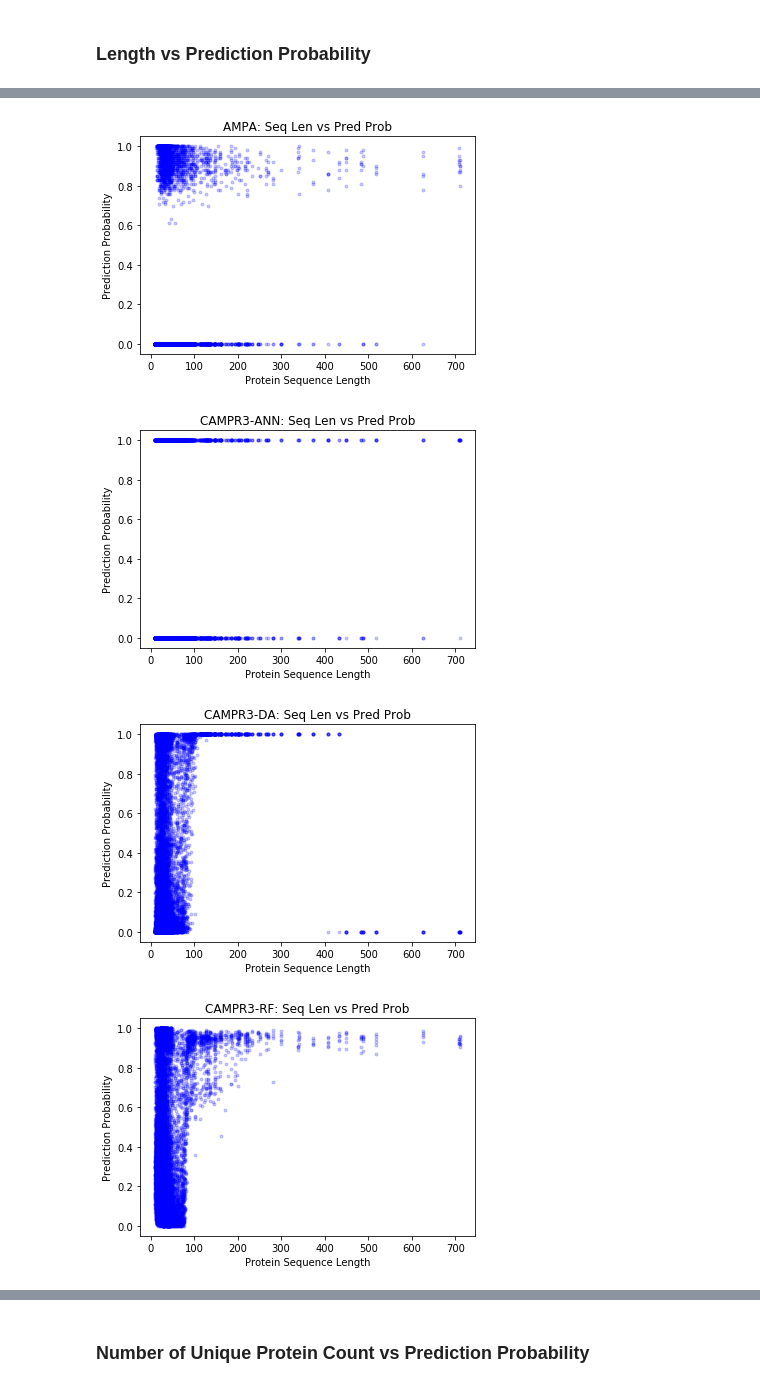
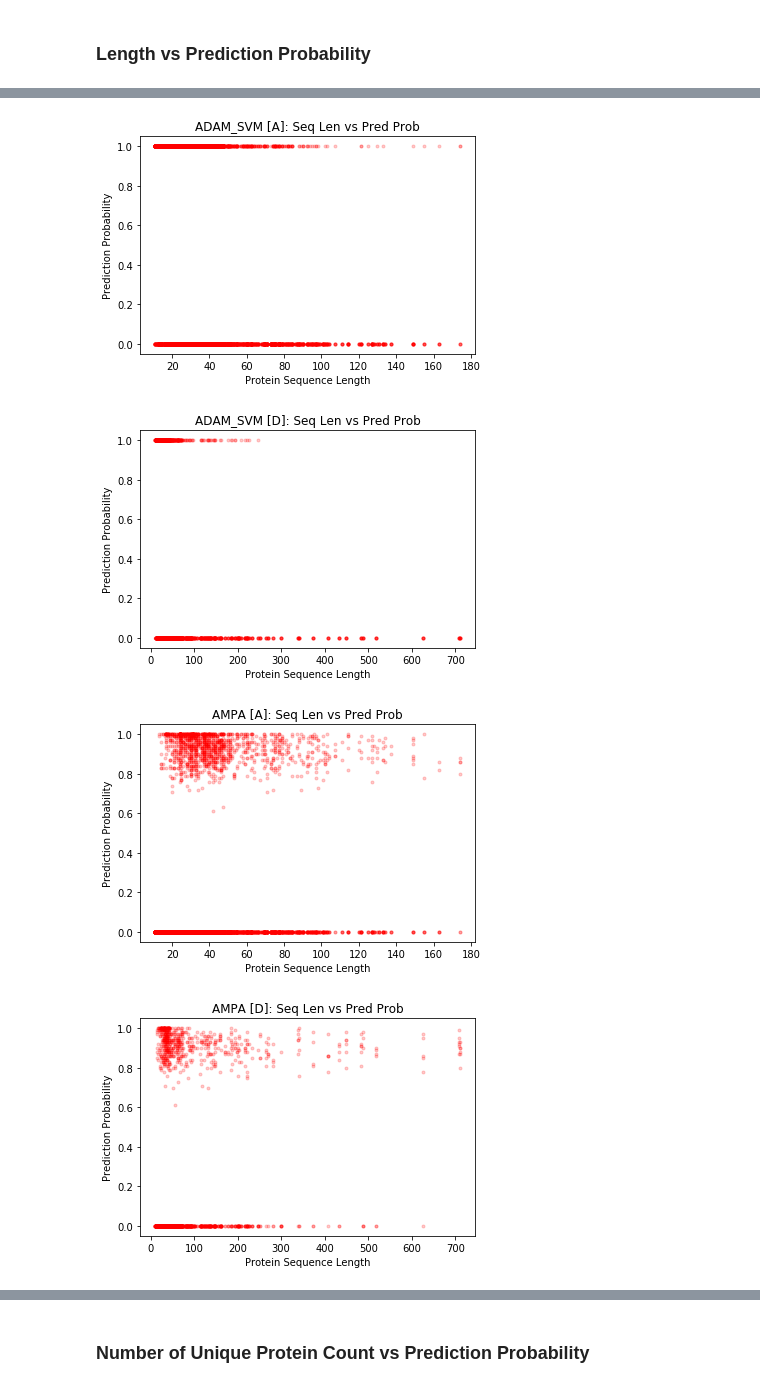
Before and after one commit to yutarochan/AMP_Benchmark, a Jupyter notebook: notebooks/Model Evaluation.ipynb, the cells around one changed output, grey strips where cells are left out. Saved outputs shown, nothing was run; the diff lists cells and outputs as text; code cells hidden in the pictures.

```diff
--- a/notebooks/Model Evaluation.ipynb
+++ b/notebooks/Model Evaluation.ipynb
@@ -16,7 +21,7 @@ from sklearn.metrics import confusion_matrix, classification_report, roc_auc_sco
 # Application Hyperparameters
 DATA_ROOT = '../data/out/data.fasta.txt/'
 SERVERS = ['ADAM_HMM', 'ADAM_SVM', 'AMPA', 'CAMPR3-ANN', 'CAMPR3-DA', 'CAMPR3-RF', 'CAMPR3-SVM']
-DATA_DIR = DATA_ROOT + 'CAMPR3-SVM.csv'
+DATASET = ['A', 'D'] # A for AMP3 and D for DAMPD
 # %% [markdown]
 ## Load Dataset
 # %%
@@ -108,5 +134,6 @@ weighted avg       0.89      0.81      0.83     13540
 #### Total ROC/AUC Score
 # %%
 for s in SERVERS:
-    print(s + ' SCORE:\t'+str(roc_auc_score(data[s]['AMPLabel'], data[s]['PredScore'])))
+    for d in DATASET:
+        print(s + ' ['+d+']' + ' SCORE:\t'+str(roc_auc_score(data[s][d]['AMPLabel'], data[s][d]['PredScore'])))
 # %% [output]
@@ -120,17 +154,16 @@ CAMPR3-SVM SCORE:       0.8968369767978439
 # %%
 # Plot ROC/AUC
+def plot_roc(name, d):
+    plt.title(name + ' ROC')
+    for s in SERVERS:
+        fpr, tpr, threshold = roc_curve(data[s][d]['AMPLabel'], data[s][d]['PredScore'])
+        roc_auc = auc(fpr, tpr)
+        plt.plot(fpr, tpr, label = s + ': %0.2f' % roc_auc)
 
-plt.title('AMP Model ROC')
-
-for s in SERVERS:
-    fpr, tpr, threshold = roc_curve(data[s]['AMPLabel'], data[s]['PredScore'])
-    roc_auc = auc(fpr, tpr)
-    plt.plot(fpr, tpr, label = s + ': %0.2f' % roc_auc)
-
-plt.legend(loc = 'lower right')
-plt.plot([0, 1], [0, 1],'r--')
-plt.xlim([0, 1])
-plt.ylim([0, 1])
-plt.ylabel('True Positive Rate')
-plt.xlabel('False Positive Rate')
-plt.show()
+    plt.legend(loc = 'lower right')
+    plt.plot([0, 1], [0, 1],'r--')
+    plt.xlim([0, 1])
+    plt.ylim([0, 1])
+    plt.ylabel('True Positive Rate')
+    plt.xlabel('False Positive Rate')
+    plt.show()
@@ -142,9 +181,10 @@ plt.show()
 ### Length vs Prediction Probability
 # %%
 for s in SERVERS:
-    plt.title(s + ': Seq Len vs Pred Prob')
-    plt.plot(data[s]['PepSeq'].apply(len), data[s]['PredScore'], 'b.', alpha=0.2)
-    plt.xlabel('Protein Sequence Length')
-    plt.ylabel('Prediction Probability')
-    plt.show()
+    for d in DATASET:
+        plt.title(s + ' ['+d+']' + ': Seq Len vs Pred Prob')
+        plt.plot(data[s][d]['PepSeq'].apply(len), data[s][d]['PredScore'], 'r.', alpha=0.2)
+        plt.xlabel('Protein Sequence Length')
+        plt.ylabel('Prediction Probability')
+        plt.show()
 # %% [output]
@@ -153,4 +193,4 @@ for s in SERVERS:
-[figure, old version]
+[figure, new version]
-[figure, old version]
+[figure, new version]
-[figure, old version]
+[figure, new version]
-[figure, old version]
+[figure, new version]
```
Also changed, not shown: parts of 11 cells of this notebook.
